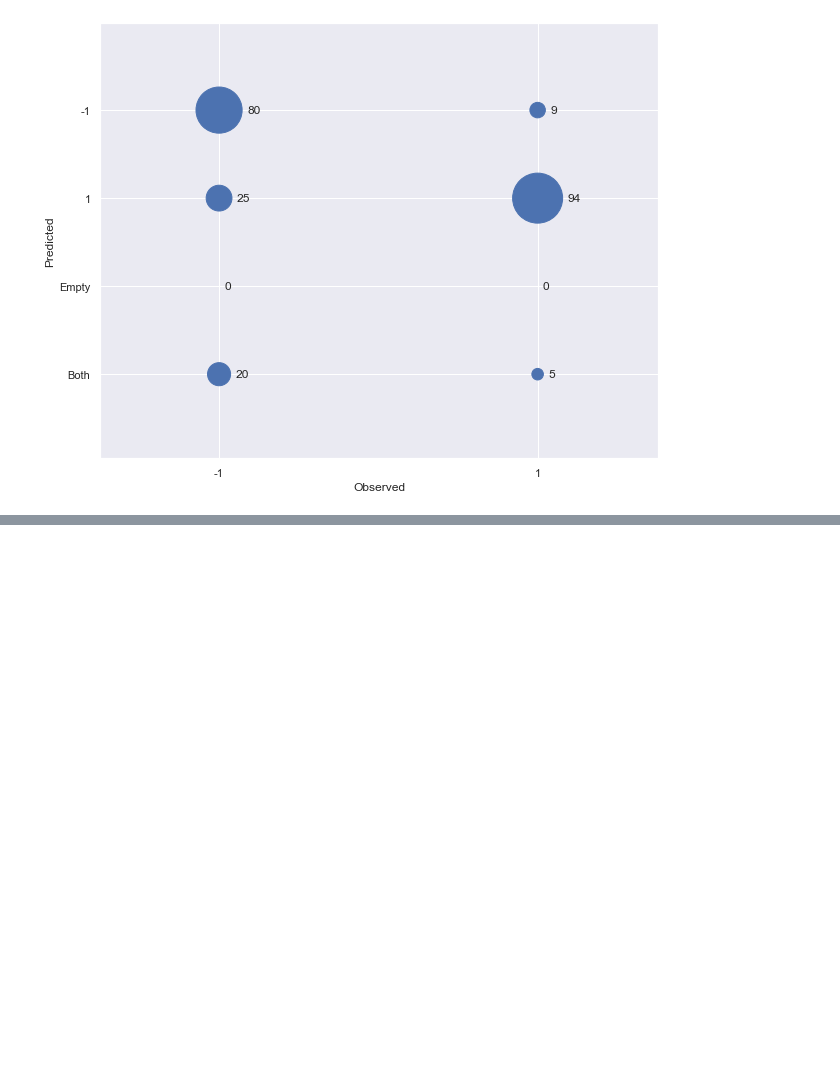
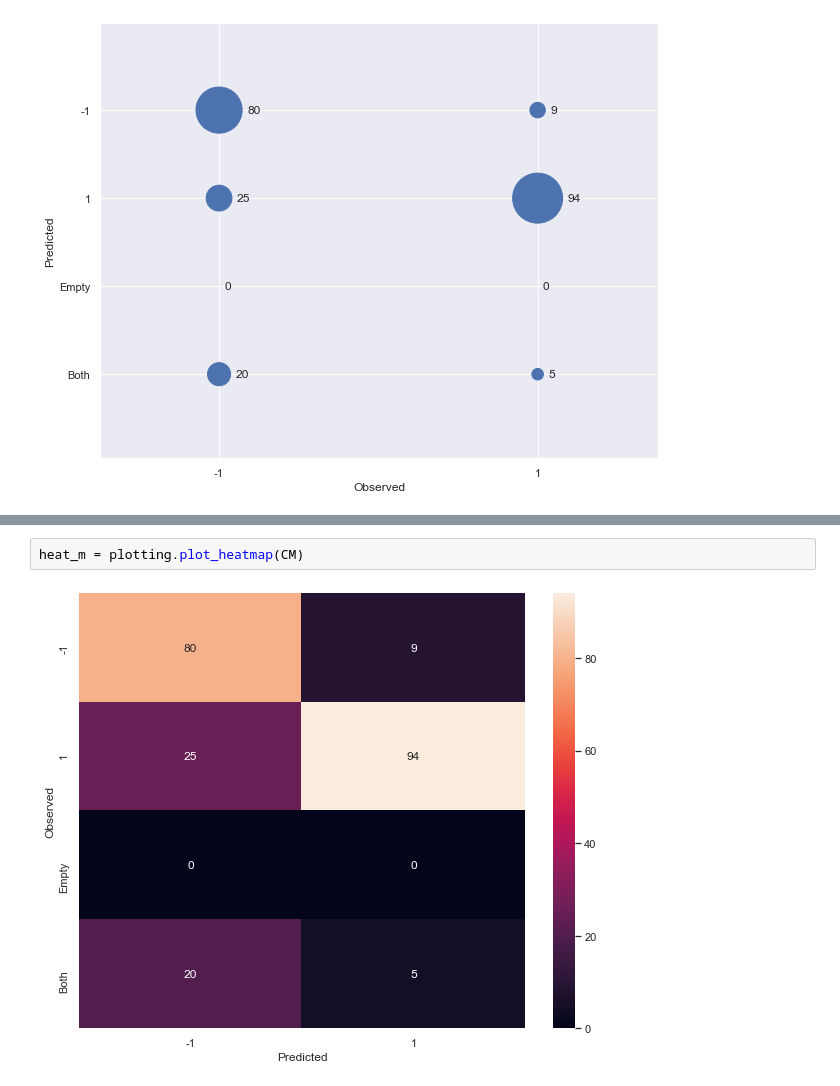
Before and after one commit to pharmbio/plot_utils, a Jupyter notebook: python/User_guide_plotting.ipynb, the cells around one changed output, grey strips where cells are left out. Saved outputs shown, nothing was run; the diff lists cells and outputs as text; blank space fills up the shorter version.

```diff
--- a/python/User_guide_plotting.ipynb
+++ b/python/User_guide_plotting.ipynb
@@ -131,0 +134,4 @@ bubble_plot_norm = plotting.plot_confusion_matrix_bubbles(confusion_matrix=CM_no
+# %%
+heat_m = plotting.plot_heatmap(CM)
+# %% [output]
+[figure, added]
```
Also changed, not shown: parts of 2 cells of this notebook, 1 other file.
